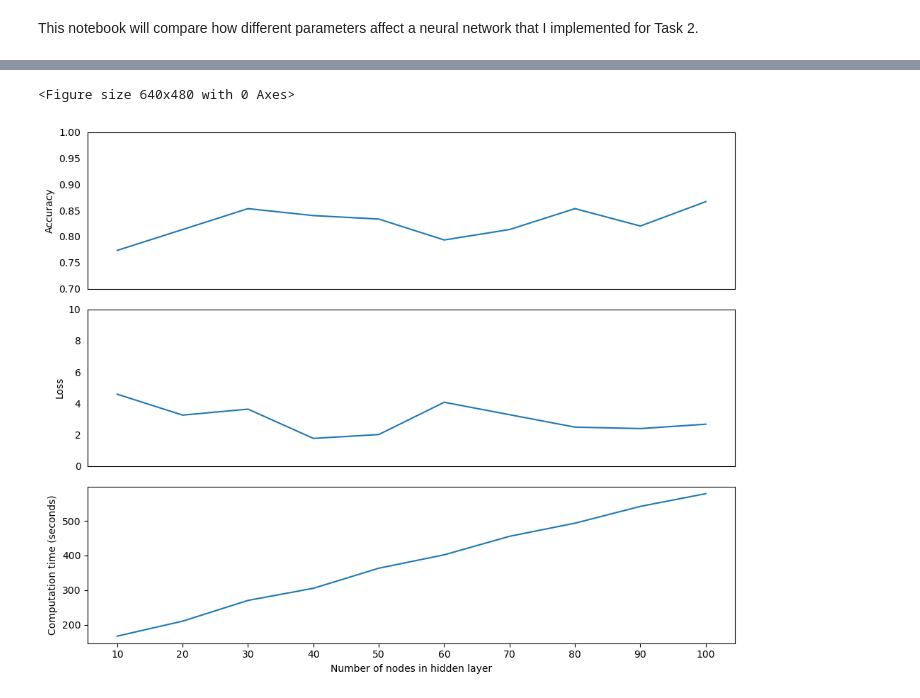
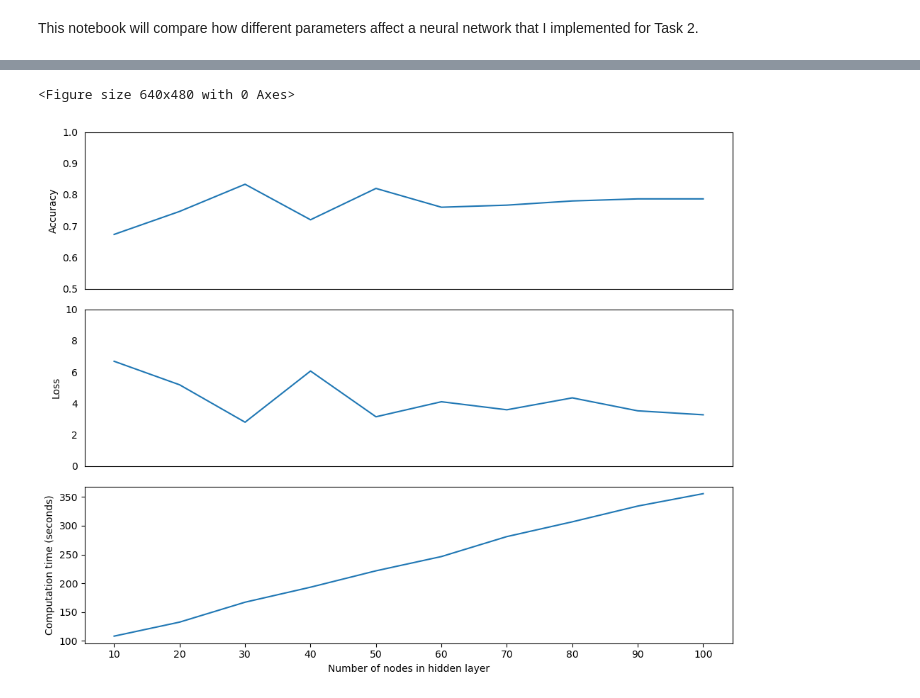
Before and after one commit to SirioBambino/IN3063-CW, a Jupyter notebook: notebooks/Task_2.ipynb, the cells around one changed output, grey strips where cells are left out. Cells and saved outputs as stored; diff of their text form; code cells hidden in the pictures.

```diff
--- a/notebooks/Task_2.ipynb
+++ b/notebooks/Task_2.ipynb
@@ -43,9 +43,9 @@ training_data_X = training_data[1:column_amount] / 255
 model = NeuralNetwork(hidden_layers_amount=1, hidden_nodes_amount=10, learning_rate=.001, activation_function="relu", seed=seed)
 
 start = process_time()
-accuracy_list, loss_list, iteration_list = model.fit(training_data_X,
+accuracy_list, loss_list = model.fit(training_data_X,
                                                      training_data_Y,
-                                                     epochs=100, batch_size=150,
+                                                     epochs=50, batch_size=150,
                                                      stopping_threshold=-100, dropout_rate=0.5)
 end = process_time()
 
@@ -110,9 +129,9 @@ for i in range(10):
                           seed=seed)
 
     start = process_time()
-    accuracy_list, loss_list, iteration_list = model.fit(training_data_X,
+    accuracy_list, loss_list = model.fit(training_data_X,
                                                          training_data_Y,
-                                                         epochs=100, batch_size=150,
+                                                         epochs=50, batch_size=150,
                                                          stopping_threshold=-100, dropout_rate=0.5)
     end = process_time()
 
@@ -149,35 +168,35 @@ fig, (ax1, ax2, ax3) = plt.subplots(3, 1, figsize=(10, 8))
 ax1.plot(model_info["Hidden nodes amount"], model_info["Final accuracy"])
 ax1.set_ylabel("Accuracy")
 
 #Set x tick labels off
 ax1.set_xticklabels([])
 ax1.tick_params(tick1On=False)
 
-ax1.set_ylim(0.7, 1)
+ax1.set_ylim(0.5, 1)
 
 #Display line chart for loss
 ax2.plot(model_info["Hidden nodes amount"], model_info["Final loss"])
 ax2.set_ylabel("Loss")
 
 #Set x tick labels off
 ax2.set_xticklabels([])
 ax2.tick_params(tick1On=False)
 
 ax2.set_ylim(0, 10)
 
 #Display line chart for computation time
 ax3.plot(model_info["Hidden nodes amount"], model_info["Computation time (seconds)"])
 ax3.set_ylabel("Computation time (seconds)")
 
 # Set tick interval
 loc = ticker.MultipleLocator(base=10)
 ax3.xaxis.set_major_locator(loc)
 ax3.set_xlabel("Number of nodes in hidden layer")
 
 plt.tight_layout()
 # %% [output]
 <Figure size 640x480 with 0 Axes>
-[figure, old version]
+[figure, new version]
 # %%
 #Create 10 plots
 plt.figure()
```
Also changed, not shown: parts of 21 cells of this notebook, 5 other files.
